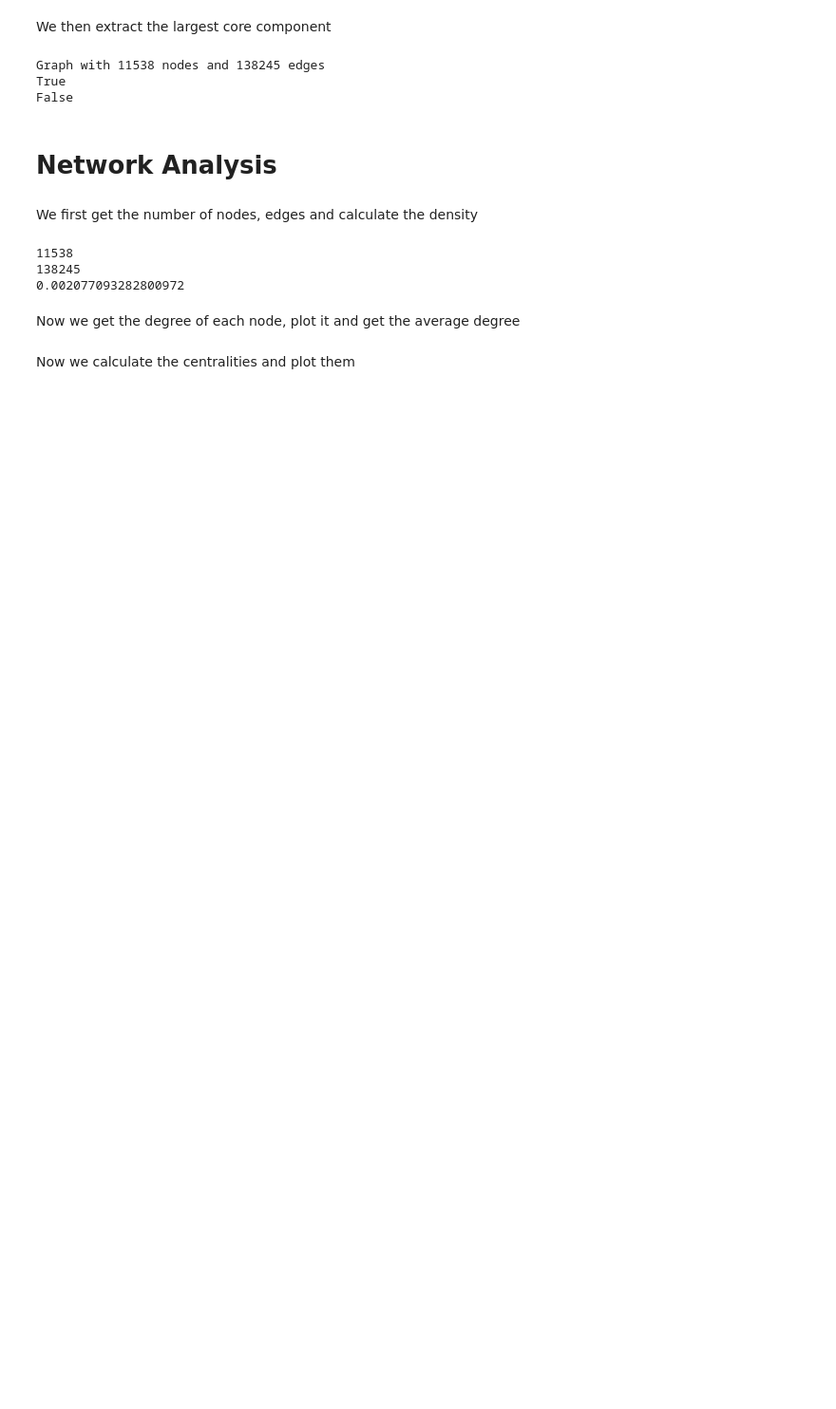
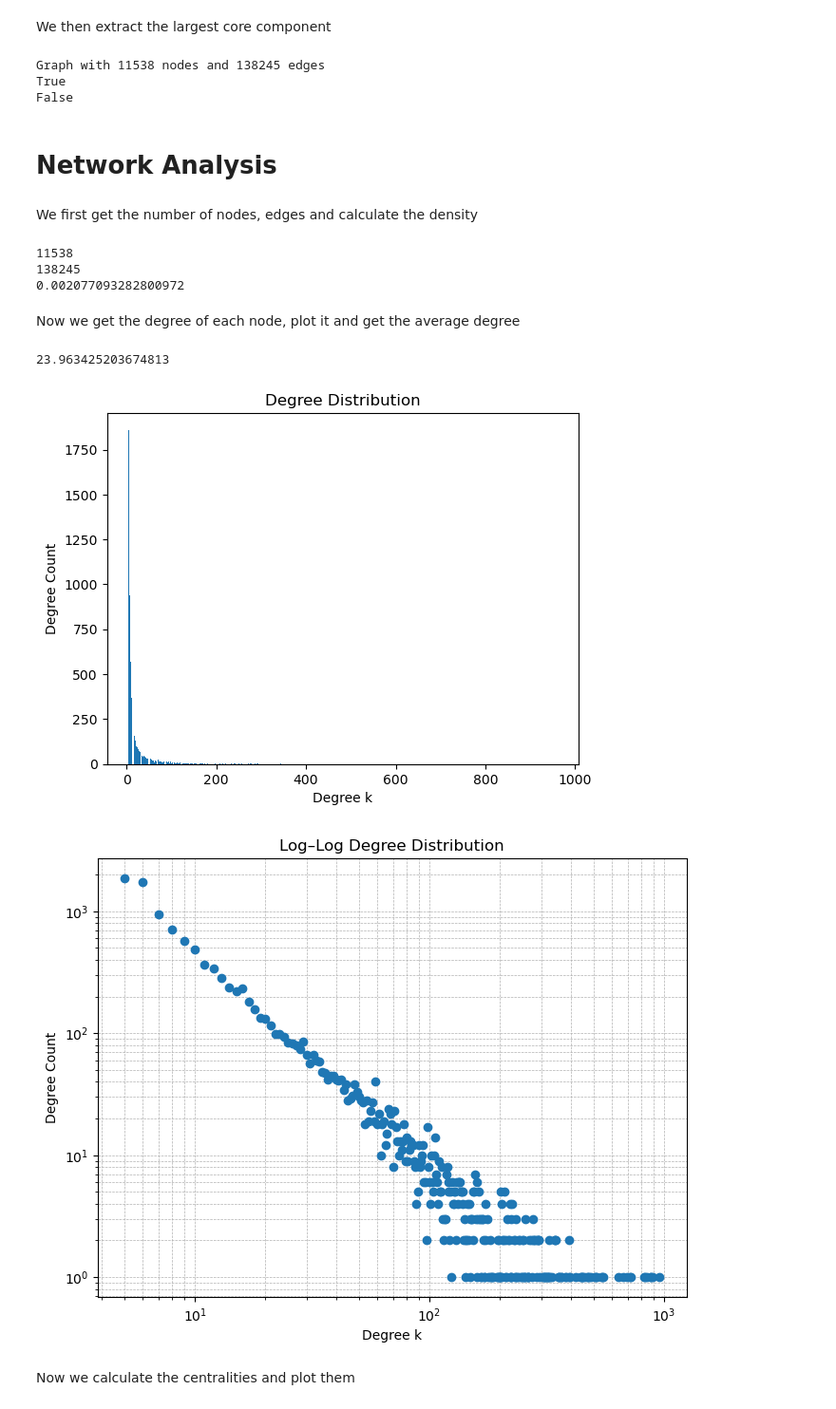
Before and after one commit to Emily-Case/ADC-Group-8, a Jupyter notebook: enron-analysis.ipynb, the cells around one changed output. Shown: that part at 95% size. Drawn from its saved outputs; the diff is of its cells as text; code cells hidden in the pictures; blank space fills up the shorter version.

Commit message:
Added Plots to the current calculated statistics

```diff
--- a/enron-analysis.ipynb
+++ b/enron-analysis.ipynb
@@ -107,8 +109,36 @@ print(density)
 0.002077093282800972
 # %% [markdown]
 Now we get the degree of each node, plot it and get the average degree
+# %%
+degrees = [D.degree(n) for n in D.nodes]
+avg_degree = sum(degrees)/len(D)
+print(avg_degree)
+# %% [output]
+23.963425203674813
 # %%
-#MISSING
+degree_counts = Counter(degrees)
+min_degree, max_degree = min(degree_counts.keys()), max(degree_counts.keys())
+
+#Plot the distribution
+plot_x = list(range(min_degree, max_degree + 1))
+plot_y = [degree_counts.get(x, 0) for x in plot_x]
+plt.xlabel("Degree k")
+plt.ylabel("Degree Count")
+plt.title("Degree Distribution")
+plt.bar(plot_x, plot_y)
+plt.show()
+
+# Plot on log–log scale
+plt.figure(figsize=(8,6))
+plt.loglog(plot_x, plot_y, marker='o', linestyle='none')
+plt.xlabel("Degree k")
+plt.ylabel("Degree Count")
+plt.title("Log–Log Degree Distribution")
+plt.grid(True, which="both", ls="--", lw=0.5)
+plt.show()
+# %% [output]
+[figure, added]
+[figure, added]
 # %% [markdown]
 Now we calculate the centralities and plot them
 # %%
```
Also changed, not shown: parts of 6 cells of this notebook.
